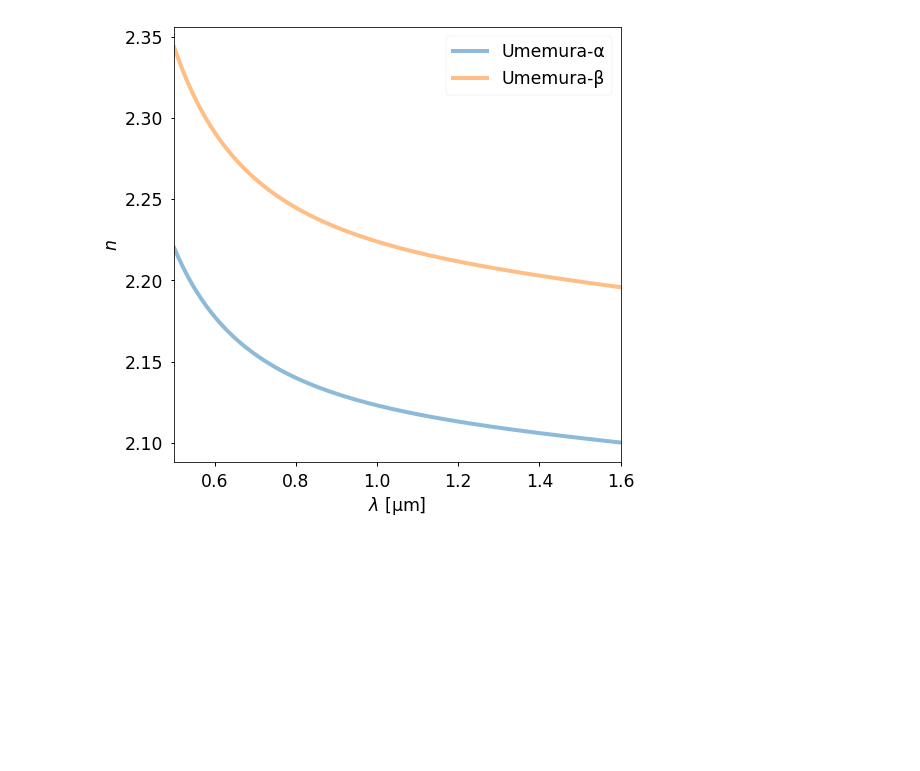
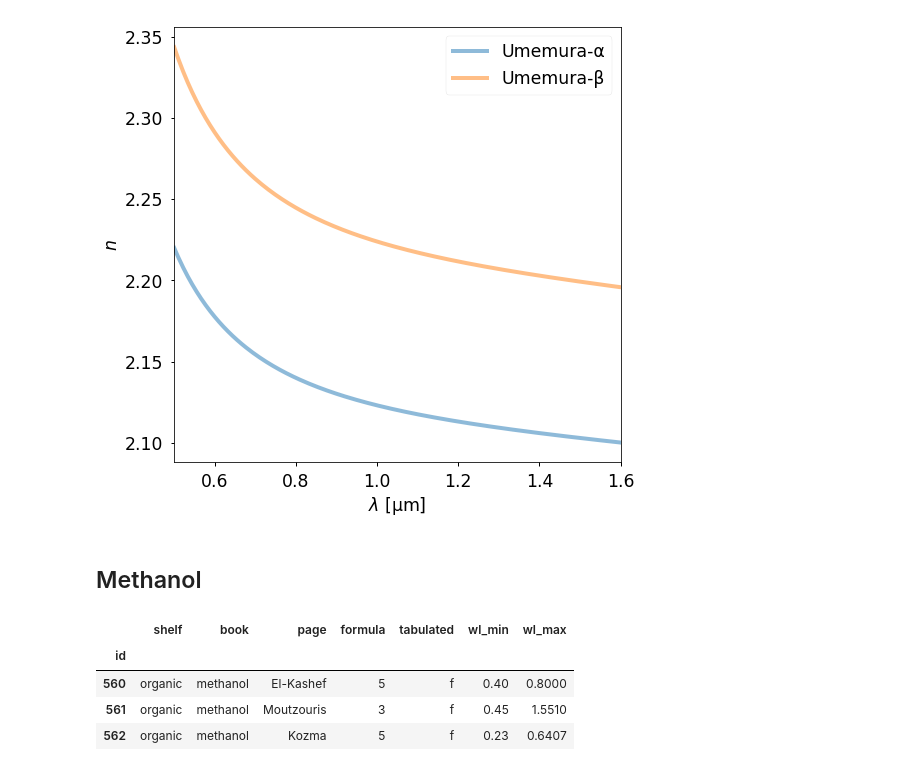
Before and after one commit to mnishida/RII_Pandas, a Jupyter notebook: examples/examples.ipynb, the cells around one changed output. Cells and saved outputs as stored; diff of their text form; code cells hidden in the pictures; blank space fills up the shorter version.

```diff
--- a/examples/examples.ipynb
+++ b/examples/examples.ipynb
@@ -255,3 +255,13 @@ plt.show()
 | 249 | main | KNbO3 | Umemura-β | 4 | f | 0.4 | 5.3 |
 None
 [figure]
+# %% [markdown]
+## Methanol
+# %%
+ri.search('CH3OH')
+# %% [output]
+|  | shelf | book | page | formula | tabulated | wl_min | wl_max |
+| id |  |  |  |  |  |  |  |
+| 560 | organic | methanol | El-Kashef | 5 | f | 0.40 | 0.8000 |
+| 561 | organic | methanol | Moutzouris | 3 | f | 0.45 | 1.5510 |
+| 562 | organic | methanol | Kozma | 5 | f | 0.23 | 0.6407 |
```
Also changed, not shown: parts of 12 cells of this notebook, 38 other files.
